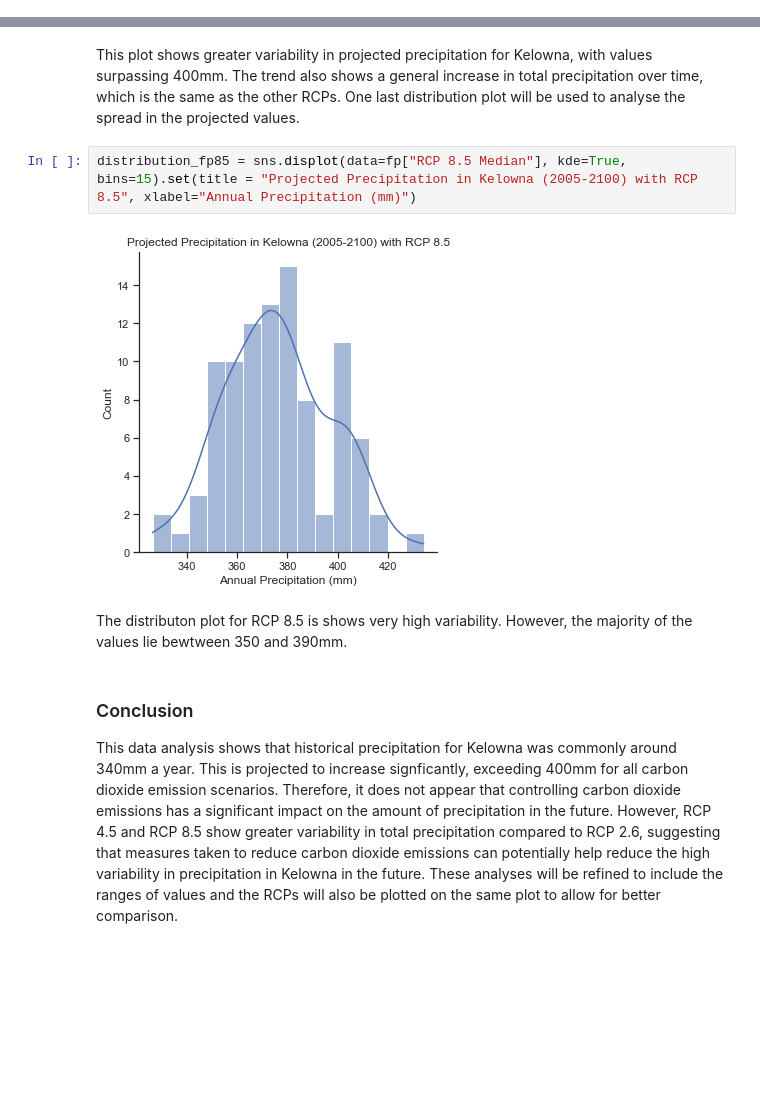
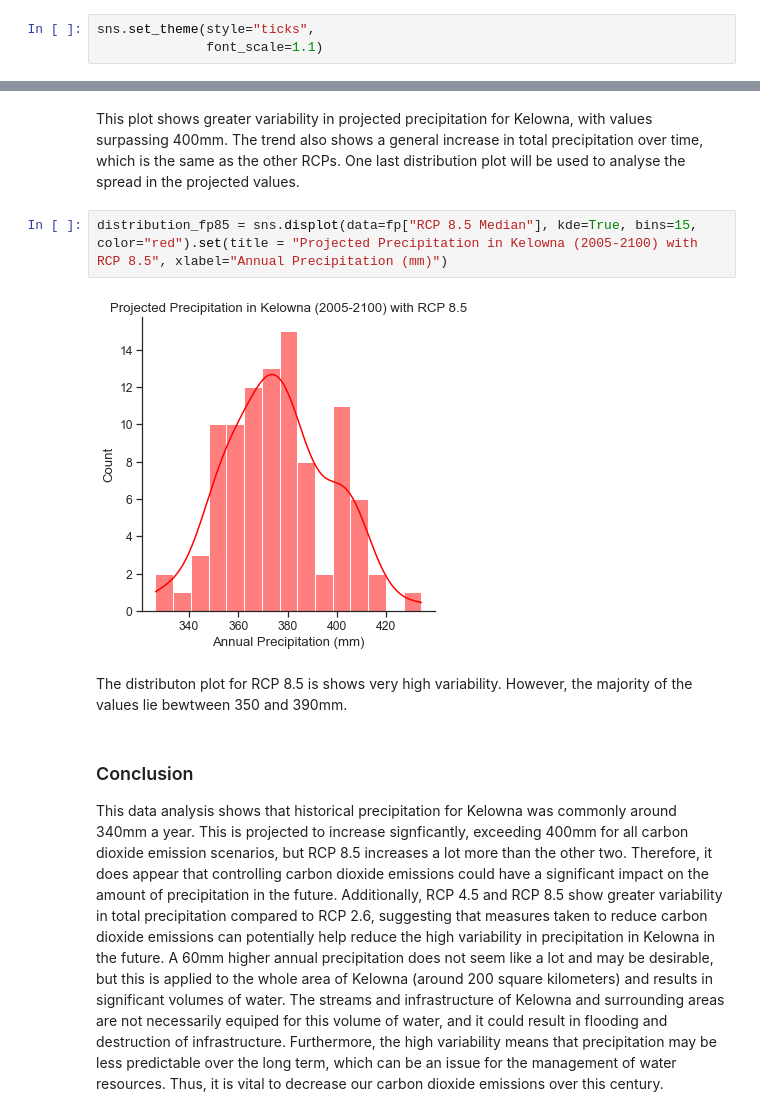
Before and after one commit to data301-2021-winter1/project-group70-project, a Jupyter notebook: notebooks/analysis2.ipynb, the cells around one changed output, grey strips where cells are left out. Saved outputs shown, nothing was run; the diff lists cells and outputs as text; blank space fills up the shorter version.

Commit message:
Updated analysis 2 notebook with MS3 feedback

```diff
--- a/notebooks/analysis2.ipynb
+++ b/notebooks/analysis2.ipynb
@@ -302,4 +302,7 @@ distribution_hp = sns.displot(data=hp["Modeled Historical"], kde=True, bins=15).
 This distribution plot highlights the variability of total precipitation in Kelowna from 1950-2005. This plot suggests that in the past, total annual precipitation was commonly around 340mm. Lower values were not commonly seen, and these could possible be years of severe drought. Higher values are quite likely, with some years receiving over 370mm of precipitation. However, a total annual precipitation much higher was not seen.
 # %% [markdown]
 ### Projected Data Analysis
+# %%
+sns.set_theme(style="ticks",
+              font_scale=1.1)
 # %%
@@ -355,11 +361,11 @@ line_fp85 = sns.relplot(
 # %% [markdown]
 This plot shows greater variability in projected precipitation for Kelowna, with values surpassing 400mm. The trend also shows a general increase in total precipitation over time, which is the same as the other RCPs. One last distribution plot will be used to analyse the spread in the projected values.
 # %%
-distribution_fp85 = sns.displot(data=fp["RCP 8.5 Median"], kde=True, bins=15).set(title = "Projected Precipitation in Kelowna (2005-2100) with RCP 8.5", xlabel="Annual Precipitation (mm)")
+distribution_fp85 = sns.displot(data=fp["RCP 8.5 Median"], kde=True, bins=15, color="red").set(title = "Projected Precipitation in Kelowna (2005-2100) with RCP 8.5", xlabel="Annual Precipitation (mm)")
 # %% [output]
-[figure, old version]
+[figure, new version]
 # %% [markdown]
 The distributon plot for RCP 8.5 is shows very high variability. However, the majority of the values lie bewtween 350 and 390mm.
 # %% [markdown]
 ### Conclusion
-This data analysis shows that historical precipitation for Kelowna was commonly around 340mm a year. This is projected to increase signficantly, exceeding 400mm for all carbon dioxide emission scenarios. Therefore, it does not appear that controlling carbon dioxide emissions has a significant impact on the amount of precipitation in the future. However, RCP 4.5 and RCP 8.5 show greater variability in total precipitation compared to RCP 2.6, suggesting that measures taken to reduce carbon dioxide emissions can potentially help reduce the high variability in precipitation in Kelowna in the future. These analyses will be refined to include the ranges of values and the RCPs will also be plotted on the same plot to allow for better comparison.
+This data analysis shows that historical precipitation for Kelowna was commonly around 340mm a year. This is projected to increase signficantly, exceeding 400mm for all carbon dioxide emission scenarios, but RCP 8.5 increases a lot more than the other two. Therefore, it does  appear that controlling carbon dioxide emissions could have a significant impact on the amount of precipitation in the future. Additionally, RCP 4.5 and RCP 8.5 show greater variability in total precipitation compared to RCP 2.6, suggesting that measures taken to reduce carbon dioxide emissions can potentially help reduce the high variability in precipitation in Kelowna in the future. A 60mm higher annual precipitation does not seem like a lot and may be desirable, but this is applied to the whole area of Kelowna (around 200 square kilometers) and results in significant volumes of water. The streams and infrastructure of Kelowna and surrounding areas are not necessarily equiped for this volume of water, and it could result in flooding and destruction of infrastructure. Furthermore, the high variability means that precipitation may be less predictable over the long term, which can be an issue for the management of water resources. Thus, it is vital to decrease our carbon dioxide emissions over this century.
```
Also changed, not shown: parts of 7 cells of this notebook.
